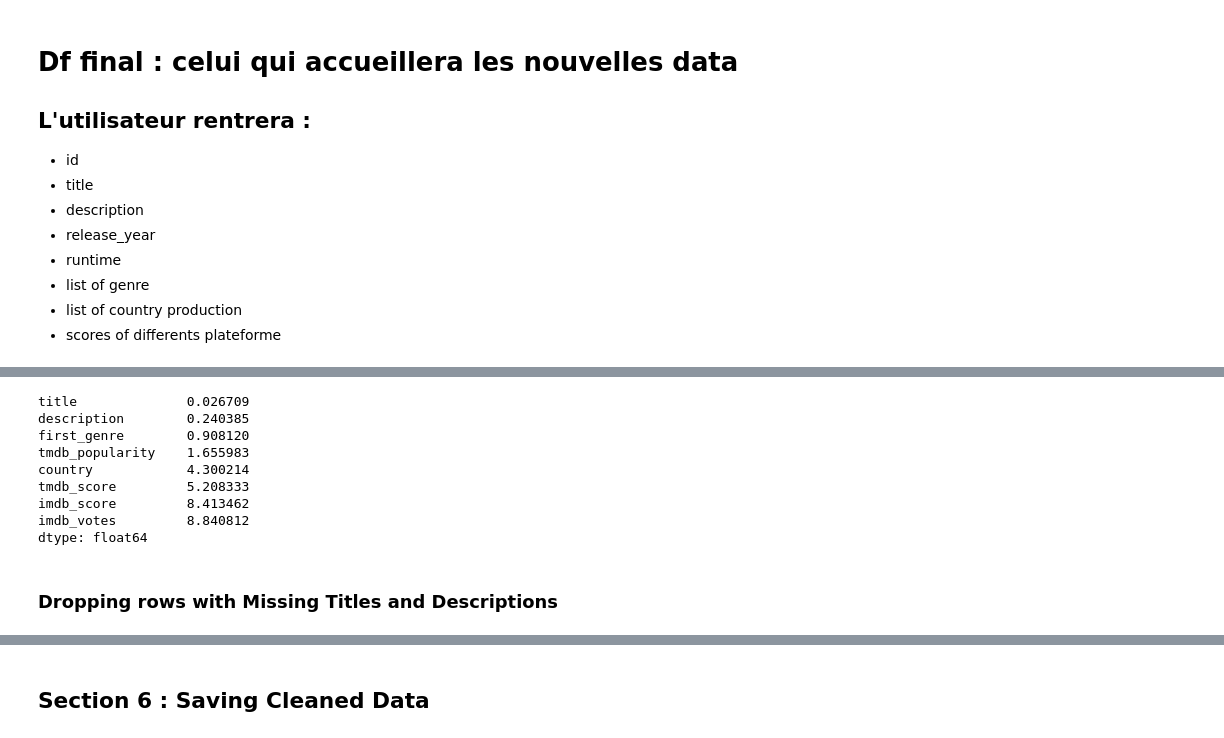
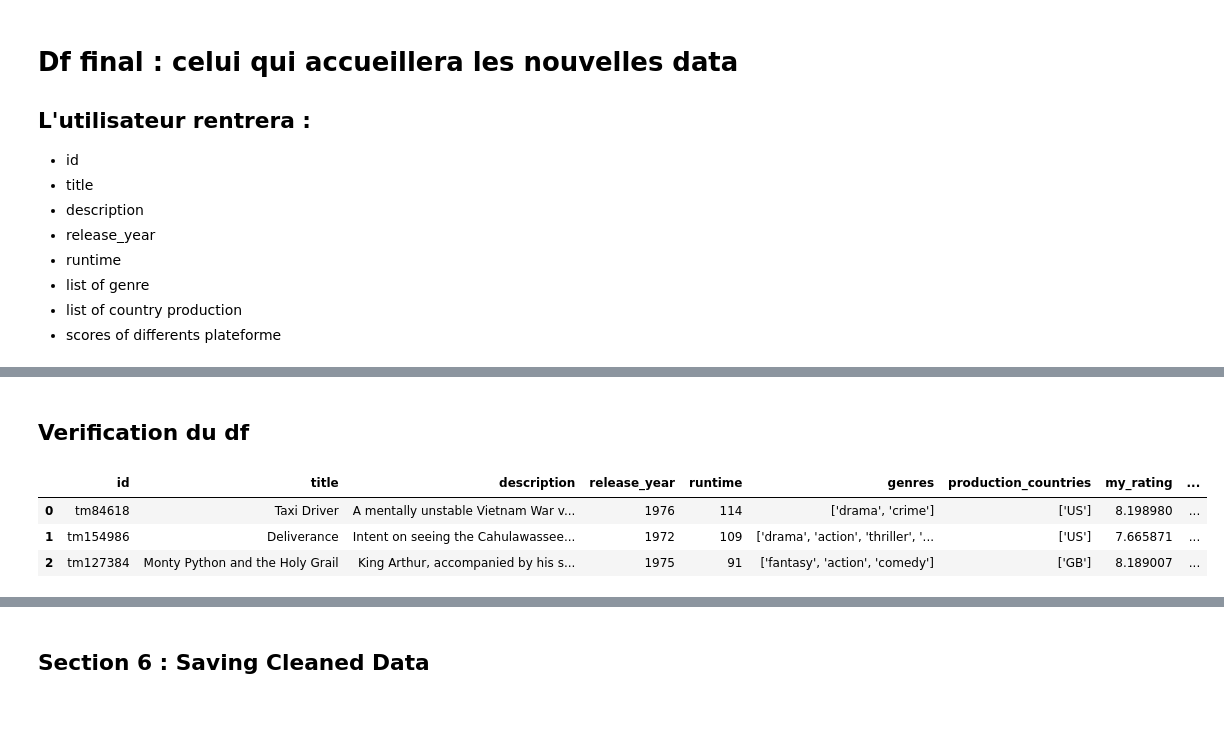
Before and after one commit to MelanieP31/Movie_recommendation_ML, a Jupyter notebook: Netflix_Movie_Pandas.ipynb, the cells around one changed output, grey strips where cells are left out. Cells and saved outputs as stored; diff of their text form; code cells hidden in the pictures; blank space fills up the shorter version.

Commit message:
Pipeline DataTransfo
Next : 1-Pipeline Preprocessing ; 2-Documentation

```diff
--- a/Netflix_Movie_Pandas.ipynb
+++ b/Netflix_Movie_Pandas.ipynb
@@ -99,2 +105,0 @@ df["country"] = df["production_countries"].apply(extract_country)
-# %%
-df = df.drop('production_countries', axis=1)
@@ -104,0 +167,29 @@ df = df.drop('production_countries', axis=1)
+# %%
+# calculated weighted score
+class ScoreCalculator(BaseEstimator, TransformerMixin):
+    def __init__(self):
+        pass
+
+    def fit(self, X,y=None):
+        return self
+
+    def transform(self, X, y=None):
+        df = X.copy()
+
+        # Normalizing Scores
+        df['tmdb_popularity_norm'] = (df['tmdb_popularity'] - df['tmdb_popularity'].min()) / (df['tmdb_popularity'].max() - df['tmdb_popularity'].min())
+        df['imdb_votes_norm'] = (df['imdb_votes'] - df['imdb_votes'].min()) / (df['imdb_votes'].max() - df['imdb_votes'].min())
+
+        # Calculating Weighted Scores
+        df['weighted_imdb_score'] = df['imdb_score'] * df['imdb_votes_norm']
+        df['weighted_tmdb_score'] = df['tmdb_score'] * df['tmdb_popularity_norm']
+
+        df['my_rating'] = (df['weighted_imdb_score'] + df['weighted_tmdb_score']) / (df['imdb_votes_norm'] + df['tmdb_popularity_norm'])
+
+        #drop colonnes :
+        df = df.drop(
+            ['tmdb_popularity_norm','tmdb_popularity','tmdb_score','weighted_tmdb_score',
+             'imdb_votes','imdb_votes_norm','imdb_score','weighted_imdb_score']
+            , axis=1)
+
+        return df
@@ -104,0 +242,2 @@ df = df.drop('production_countries', axis=1)
+# %% [markdown]
+## Verification du df
@@ -105,19 +246,20 @@ df = df.drop('production_countries', axis=1)
+# %%
+pipeline = Pipeline([
+    ('missing_values', MissingValueHandler()),
+    ('score_calculation', ScoreCalculator()),
+    ('text_cleaning', TextCleaner())
+])
+# %%
+df_transformed = pipeline.fit_transform(df)
+# %%
+df_transformed.head(3)
+# %% [output]
+|  | id | title | description | release_year | runtime | genres | production_countries | my_rating | ... |
+| 0 | tm84618 | Taxi Driver | A mentally unstable Vietnam War v... | 1976 | 114 | ['drama', 'crime'] | ['US'] | 8.198980 | ... |
+| 1 | tm154986 | Deliverance | Intent on seeing the Cahulawassee... | 1972 | 109 | ['drama', 'action', 'thriller', '... | ['US'] | 7.665871 | ... |
+| 2 | tm127384 | Monty Python and the Holy Grail | King Arthur, accompanied by his s... | 1975 | 91 | ['fantasy', 'action', 'comedy'] | ['GB'] | 8.189007 | ... |
 # %%
 def percent_missing(df):
     per_nan = 100*df.isnull().sum() /len(df)
     per_nan = per_nan[per_nan >0].sort_values()
     return per_nan
-# %%
-percent_missing(df)
-# %% [output]
-title              0.026709
-description        0.240385
-first_genre        0.908120
-tmdb_popularity    1.655983
-country            4.300214
-tmdb_score         5.208333
-imdb_score         8.413462
-imdb_votes         8.840812
-dtype: float64
-# %% [markdown]
-### Dropping rows with Missing Titles and Descriptions
```
Also changed, not shown: parts of 73 cells of this notebook.
